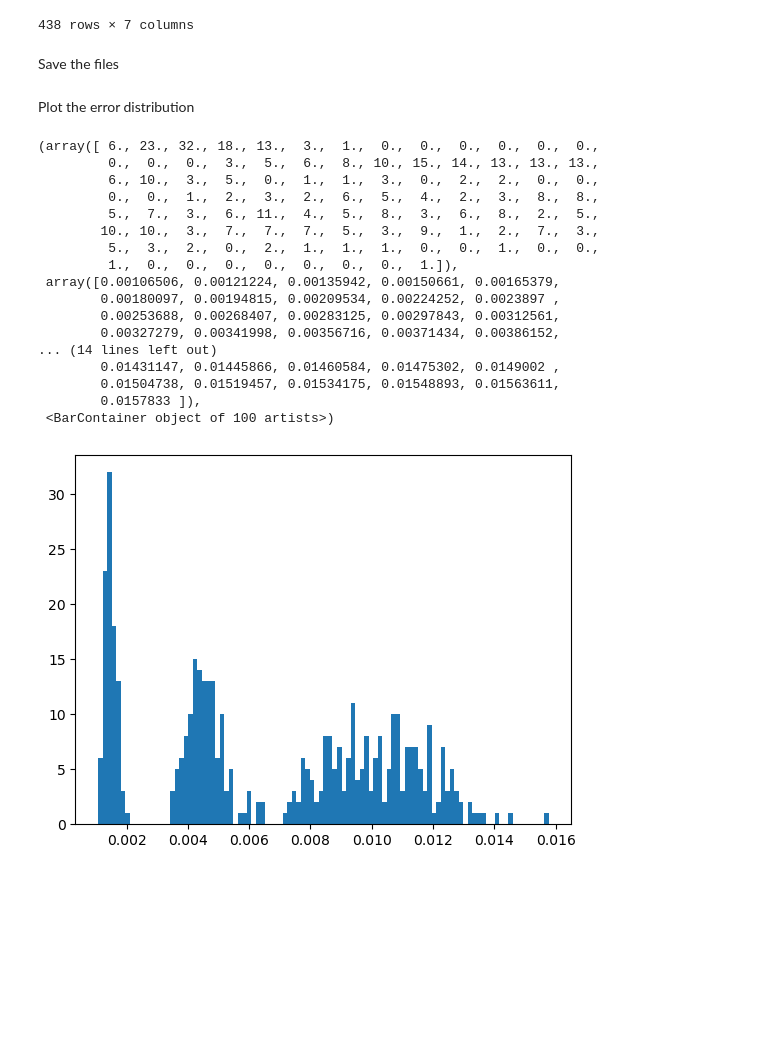
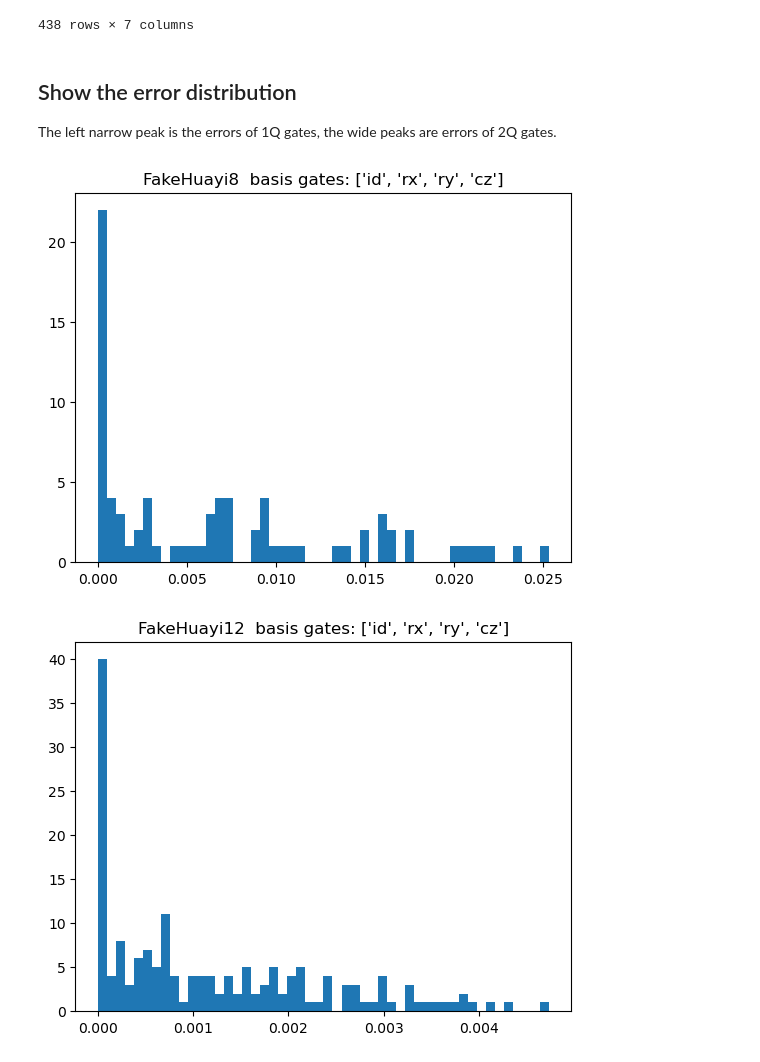
Before and after one commit to coding-xyz/huayi-providers, a Jupyter notebook: create_random_data.ipynb, the cells around one changed output. Cells and saved outputs as stored; diff of their text form; code cells hidden in the pictures; blank space fills up the shorter version.

```diff
--- a/create_random_data.ipynb
+++ b/create_random_data.ipynb
@@ -8,5 +55,8 @@ Create qubits_info and gates_info
 # %%
 n_qubits = 32
+qubits_file_name = 'data/qubits_data_{}.csv'.format(n_qubits)
+gates_file_name = 'data/gates_data_{}.csv'.format(n_qubits)
+
 
 qubits_info = pd.DataFrame(columns=['T1','T1_date',
                                     'T2','T2_date',
@@ -54,7 +104,10 @@ for gate in ['rzz']:
                                     abs(random.gauss(150, 10)), now_time(),
                                     gate+str(i)+'_'+str(j)]
 
-
+with open(qubits_file_name, 'w') as f:
+    qubits_info.to_csv(f, index=False, lineterminator='\n')
+with open(gates_file_name, 'w') as f:
+    gates_info.to_csv(f, index=False, lineterminator='\n')
 
 display(qubits_info)
 display(gates_info)
@@ -81,40 +134,34 @@ display(gates_info)
 | 436 | [31,29] | cz | 0.004324 | 2023-12-27T10:32+08:00 | 144.112013 | 2023-12-27T10:32+08:00 | cz31_29 |
 | 437 | [31,30] | cz | 0.004904 | 2023-12-27T10:32+08:00 | 176.040331 | 2023-12-27T10:32+08:00 | cz31_30 |
 438 rows × 7 columns
-# %% [markdown]
-Save the files
-# %%
-qubits_file = 'qubits_data_{}.csv'.format(n_qubits)
-gates_file = 'gates_data_{}.csv'.format(n_qubits)
-
-with open(qubits_file, 'w') as f:
-    qubits_info.to_csv(f, index=False, lineterminator='\n')
-with open(gates_file, 'w') as f:
-    gates_info.to_csv(f, index=False, lineterminator='\n')
-# %% [markdown]
-Plot the error distribution
-# %%
-import matplotlib.pyplot as plt
-
-# plt.plot( gates_info["gate_error"], '.' )
-
-plt.hist( gates_info["gate_error"], bins=100 )
-# %% [output]
-(array([ 6., 23., 32., 18., 13.,  3.,  1.,  0.,  0.,  0.,  0.,  0.,  0.,
-         0.,  0.,  0.,  3.,  5.,  6.,  8., 10., 15., 14., 13., 13., 13.,
-         6., 10.,  3.,  5.,  0.,  1.,  1.,  3.,  0.,  2.,  2.,  0.,  0.,
-         0.,  0.,  1.,  2.,  3.,  2.,  6.,  5.,  4.,  2.,  3.,  8.,  8.,
-         5.,  7.,  3.,  6., 11.,  4.,  5.,  8.,  3.,  6.,  8.,  2.,  5.,
-        10., 10.,  3.,  7.,  7.,  7.,  5.,  3.,  9.,  1.,  2.,  7.,  3.,
-         5.,  3.,  2.,  0.,  2.,  1.,  1.,  1.,  0.,  0.,  1.,  0.,  0.,
-         1.,  0.,  0.,  0.,  0.,  0.,  0.,  0.,  1.]),
- array([0.00106506, 0.00121224, 0.00135942, 0.00150661, 0.00165379,
-        0.00180097, 0.00194815, 0.00209534, 0.00224252, 0.0023897 ,
-        0.00253688, 0.00268407, 0.00283125, 0.00297843, 0.00312561,
-        0.00327279, 0.00341998, 0.00356716, 0.00371434, 0.00386152,
-... (14 lines left out)
-        0.01431147, 0.01445866, 0.01460584, 0.01475302, 0.0149002 ,
-        0.01504738, 0.01519457, 0.01534175, 0.01548893, 0.01563611,
-        0.0157833 ]),
- <BarContainer object of 100 artists>)
-[figure, removed]
+# %% [markdown]
+## Show the error distribution
+
+The left narrow peak is the errors of 1Q gates, the wide peaks are errors of 2Q gates.
+# %%
+import pandas as pd
+import matplotlib.pyplot as plt
+
+for n in [8,12,30,32,37]:
+    data = pd.read_csv(f"./data/gates_data_{n}.csv")
+    basis_gates = list(data["gate"].drop_duplicates())
+    plt.hist(data["gate_error"], bins=50)
+    plt.title(f"FakeHuayi{n}  basis gates: {basis_gates}")
+    plt.show()
+
+
+data = pd.read_csv(f"./data/gates_data_32_lower.csv")
+basis_gates = list(data["gate"].drop_duplicates())
+plt.hist(data["gate_error"], bins=50)
+plt.title(f"FakeHuayi32_LE  basis gates: {basis_gates}")
+plt.show()
+
+
+data = pd.read_csv(f"./data/gates_data_32_lower_rzz.csv")
+basis_gates = list(data["gate"].drop_duplicates())
+plt.hist(data["gate_error"], bins=50)
+plt.title(f"FakeHuayi32_LE_RZZ  basis gates: {basis_gates}")
+plt.show()
+# %% [output]
+[figure, added]
+[figure, added]
```
Also changed, not shown: parts of 3 cells of this notebook, 2 other files.
